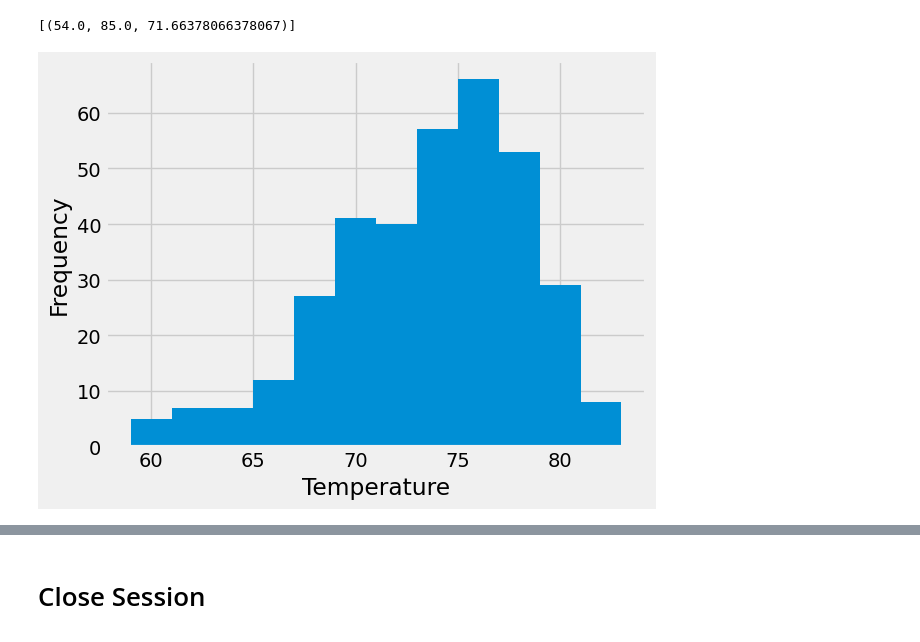
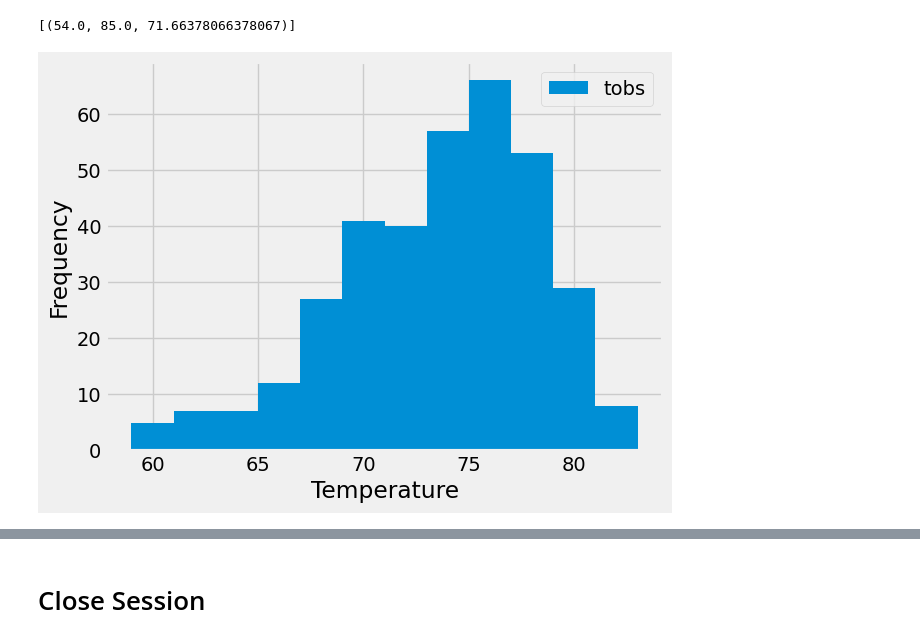
Before and after one commit to tylerphonglam/sqlalchemy-challenge, a Jupyter notebook: SurfsUp/climate_starter.ipynb, the cells around one changed output, grey strips where cells are left out. Cells and saved outputs as stored; diff of their text form; code cells hidden in the pictures.

```diff
--- a/SurfsUp/climate_starter.ipynb
+++ b/SurfsUp/climate_starter.ipynb
@@ -120,14 +120,14 @@ temperature_stats
 # %%
 # Using the most active station id
 # Query the last 12 months of temperature observation data for this station and plot the results as a histogram
 temperature_data = session.query(Measurement.tobs).\
     filter(Measurement.station == most_active_station, Measurement.date >= one_year_ago).all()
 temperature_list = [temp[0] for temp in temperature_data]
 #plot
 plt.hist(temperature_list, bins=12, label='tobs')
 plt.xlabel("Temperature")
 plt.ylabel("Frequency")
-plt.tight_layout()
+plt.legend()
 plt.show()
 # %% [output]
-[figure, old version]
+[figure, new version]
```
Also changed, not shown: parts of 1 cell of this notebook, 2 other files.
